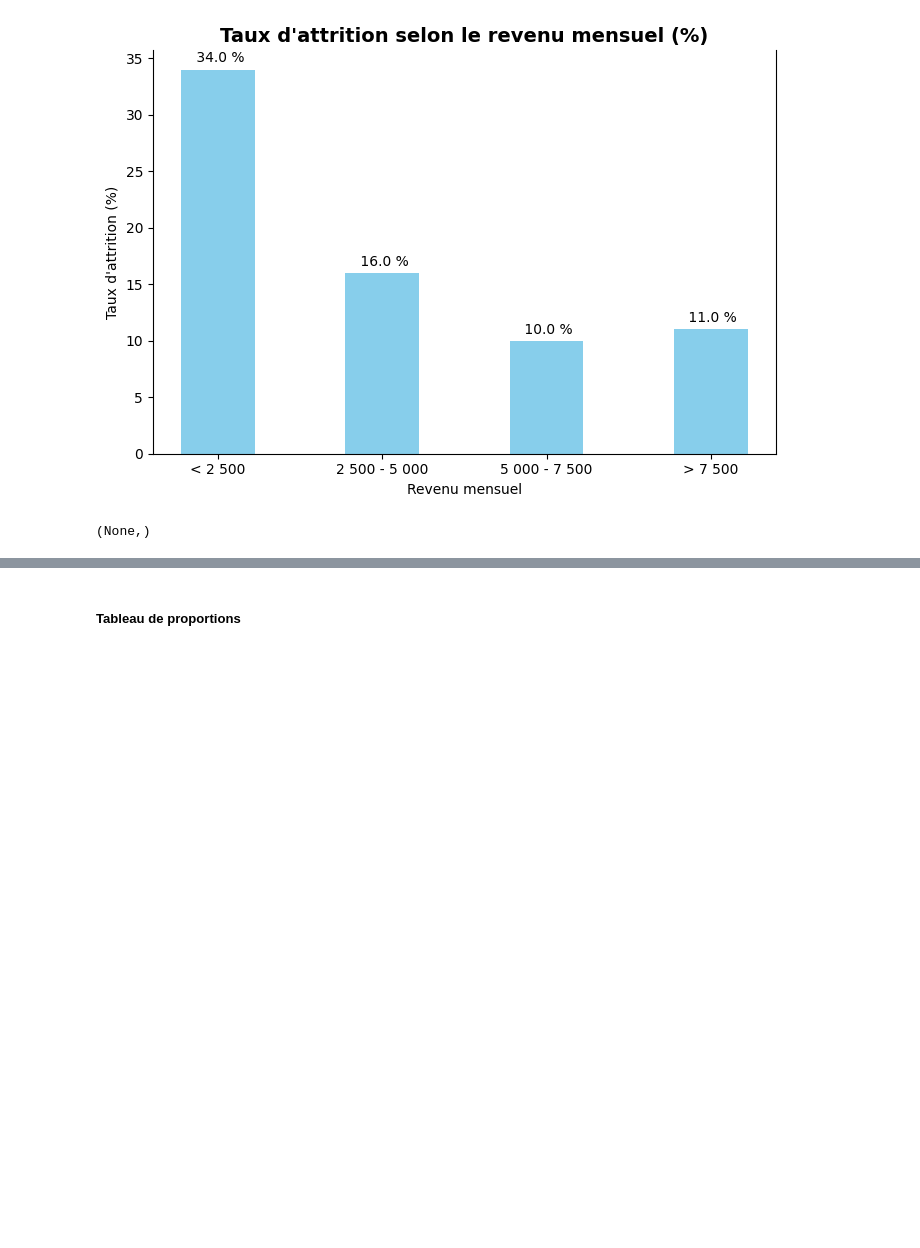
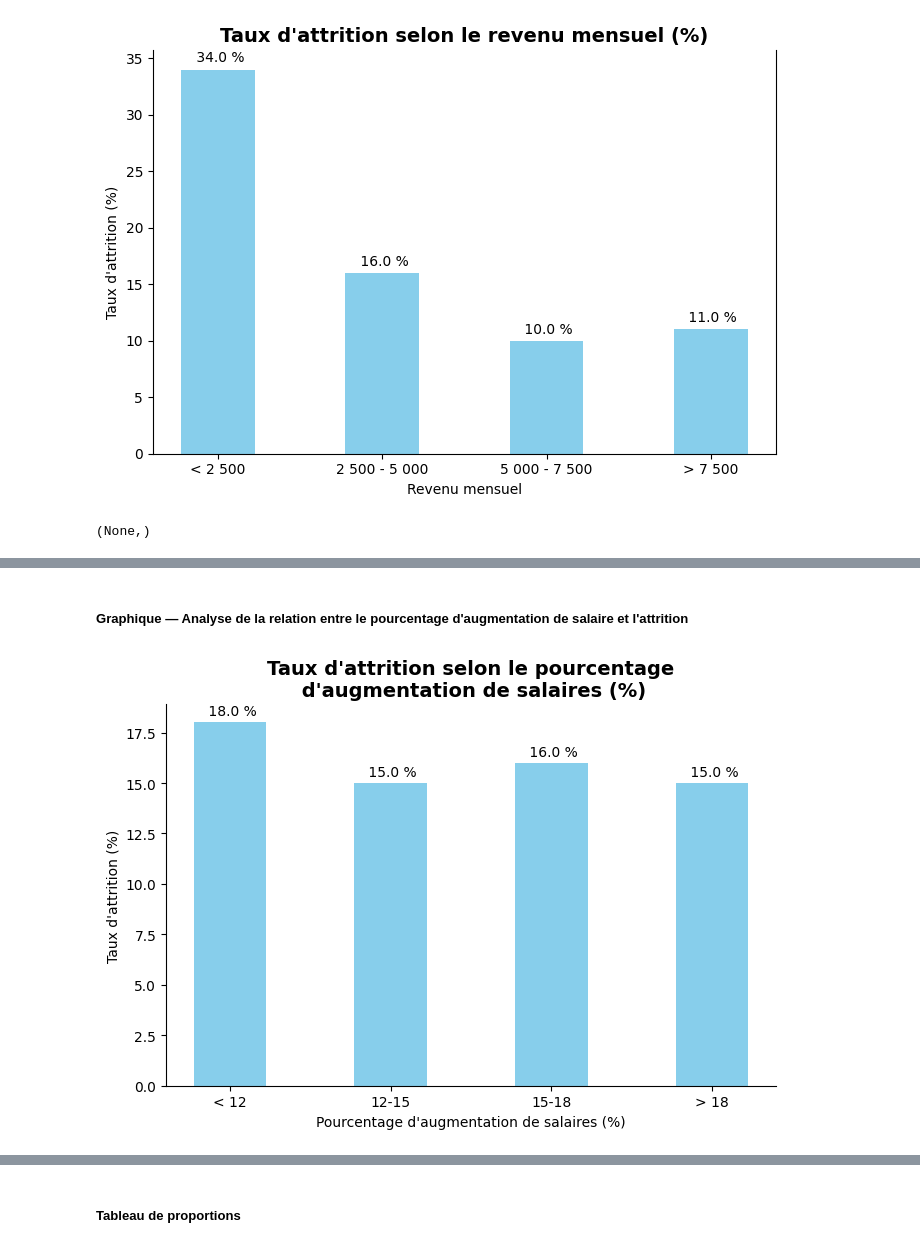
Before and after one commit to Kemuri15/employee-attrition-analysis, a Jupyter notebook: notebooks/04_axes_condition_travail.ipynb, the cells around one changed output, grey strips where cells are left out. Saved outputs shown, nothing was run; the diff lists cells and outputs as text; code cells hidden in the pictures; blank space fills up the shorter version.

Commit message:
feat 04_axe_condition_travail 2.2.2 done 2.2.3 done 2.2.4 done

```diff
--- a/notebooks/04_axes_condition_travail.ipynb
+++ b/notebooks/04_axes_condition_travail.ipynb
@@ -1170,0 +1178,8 @@ On observe que le taux d'attrition dimimue avec l'augmentation du revenue mensue
+# %%
+PercentSalaryHike_attrition = df_conditions_travail[["Tranche_PercentSalaryHike", "Attrition"]]
+PercentSalaryHike_attrition
+
+# Pivot table ligne= PercentSalaryHike, colonnes = Attrition, valeurs= Pourcentage
+
+pivot_PercentSalaryHike_attrition = pivot_percent(PercentSalaryHike_attrition, "Tranche_PercentSalaryHike", "Attrition")
+pivot_PercentSalaryHike_attrition.sort_values("Yes",ascending=False)
@@ -1170,0 +1193,30 @@ On observe que le taux d'attrition dimimue avec l'augmentation du revenue mensue
+# %% [markdown]
+##### Graphique — Analyse de la relation entre le pourcentage d'augmentation de salaire et l'attrition
+# %%
+
+fig , ax = plt.subplots(figsize=(7,5))
+ax.spines["top"].set_visible(False)
+ax.spines["right"].set_visible(False)
+
+# Données
+x = np.arange(len(pivot_PercentSalaryHike_attrition.index))
+y = pivot_PercentSalaryHike_attrition["Yes"]
+
+# Barplot
+bars = ax.bar(x, y, width=0.45, color="skyblue")
+
+# Pourcentage affiché
+ax.bar_label(bars, labels=[f"{v : .1F} %" for v in y], padding=3)
+
+# Axes et labels
+ax.set_xticks(x)
+ax.set_xticklabels(pivot_PercentSalaryHike_attrition.index)
+
+ax.set_xlabel("Pourcentage d'augmentation de salaires (%)")
+ax.set_ylabel("Taux d'attrition (%)")
+ax.set_title("Taux d'attrition selon le pourcentage\n d'augmentation de salaires (%)", fontsize=14, fontweight="bold")
+
+fig.tight_layout()
+plt.show()
+# %% [output]
+[figure, added]
```
Also changed, not shown: parts of 56 cells of this notebook, 1 other file.
